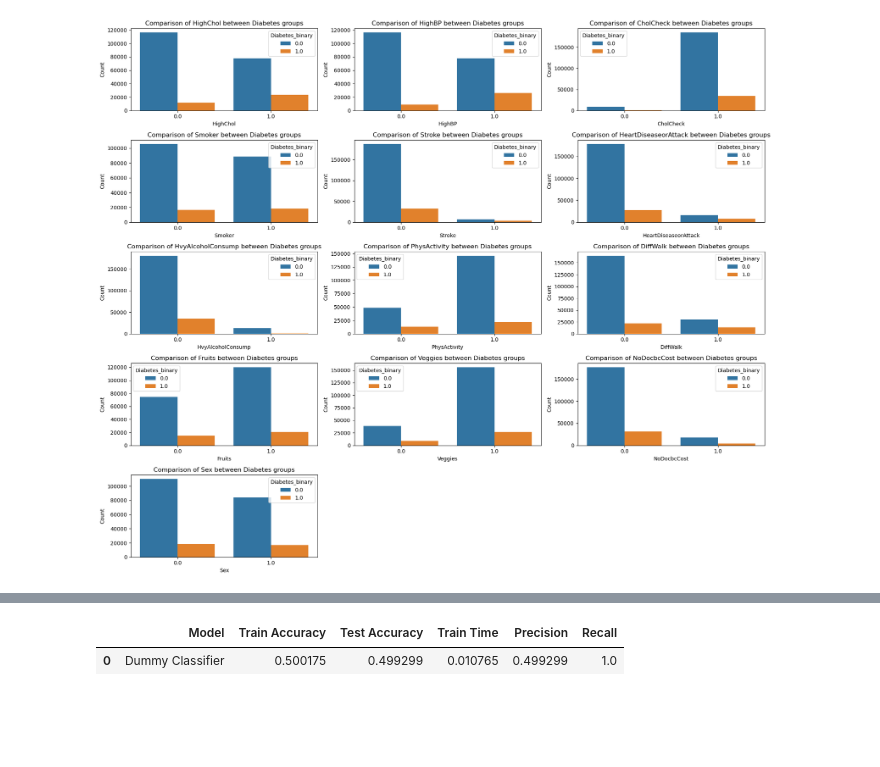
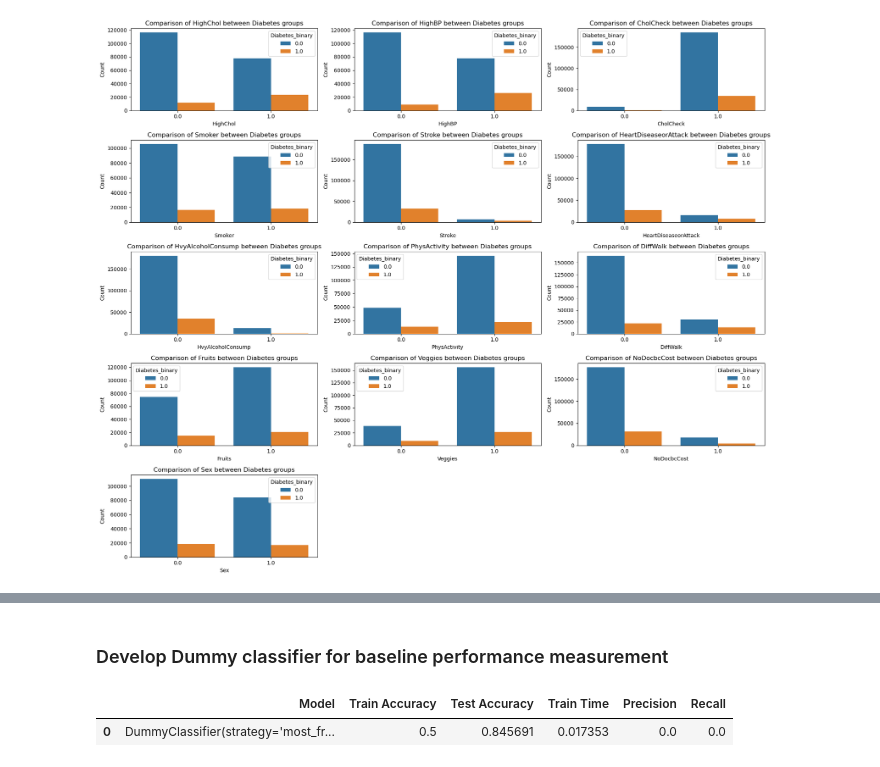
Before and after one commit to hegdesan-us/final_project, a Jupyter notebook: Final_Capstone.ipynb, the cells around one changed output, grey strips where cells are left out. Cells and saved outputs as stored; diff of their text form; code cells hidden in the pictures; blank space fills up the shorter version.

```diff
--- a/Final_Capstone.ipynb
+++ b/Final_Capstone.ipynb
@@ -393,6 +414,9 @@ plt.savefig('images/AgeGrp.png')
 plt.show()
 # %% [output]
 [figure]
+# %%
+#revert back to original data frame
+df = df_orig
 # %%
 #  visually compare data between no-diabetes and diabetics with columns HighChol', 'HighBP', 'Smoker', 'HvyAlcoholConsump', 'PhysActivity', 'DiffWalk' and plot them
 
@@ -468,0 +478,15 @@ Name: count, dtype: int64
+# %%
+# balance the train and test data set  and print the number if entries in test and train split by diabetes or not
+
+from imblearn.over_sampling import SMOTE
+
+# Apply SMOTE to balance the training data
+smote = SMOTE(random_state=42)
+X_train_resampled, y_train_resampled = smote.fit_resample(X_train, y_train)
+
+# Print the number of entries in each split by diabetes or not AFTER balancing
+print("\nBalanced Train Data:")
+print(y_train_resampled.value_counts())
+
+print("\nTest Data:")
+print(y_test.value_counts())
@@ -469,40 +555,33 @@ Name: count, dtype: int64
+# %% [markdown]
+### Develop Dummy classifier for baseline performance measurement
 # %%
 # develop code for dummy classifier on df_balanced dataframe and print model name, train accuracy, test accuracy, train time, precision, recall in a table format
 
 from sklearn.dummy import DummyClassifier
 from sklearn.metrics import precision_score, recall_score
 import time
 import pandas as pd
 
-# Assuming df_balanced is already defined as in the previous code
-X = df_balanced.drop('Diabetes_binary', axis=1)
-y = df_balanced['Diabetes_binary']
-X_train, X_test, y_train, y_test = train_test_split(X, y, test_size=0.2, random_state=42)
-
+results = []
 model = DummyClassifier(strategy="most_frequent") # Example using most_frequent strategy
 
 start_time = time.time()
-model.fit(X_train, y_train)
+model.fit(X_train_selected, y_train_resampled)
 end_time = time.time()
 
 train_time = end_time - start_time
-y_pred_train = model.predict(X_train)
-y_pred_test = model.predict(X_test)
+y_train_pred = model.predict(X_train_selected)
+y_test_pred = model.predict(X_test_selected)
 
-train_accuracy = accuracy_score(y_train, y_pred_train)
-test_accuracy = accuracy_score(y_test, y_pred_test)
+train_accuracy = accuracy_score(y_train_resampled, y_train_pred)
+test_accuracy = accuracy_score(y_test, y_test_pred)
+precision = precision_score(y_test, y_test_pred)
+recall = recall_score(y_test, y_test_pred)
 
-precision = precision_score(y_test, y_pred_test)
-recall = recall_score(y_test, y_pred_test)
+results.append([model, train_accuracy, test_accuracy, train_time, precision, recall])
 
-data = {'Model': ['Dummy Classifier'],
-        'Train Accuracy': [train_accuracy],
-        'Test Accuracy': [test_accuracy],
-        'Train Time': [train_time],
-        'Precision': [precision],
-        'Recall': [recall]}
-results_df = pd.DataFrame(data)
+results_df = pd.DataFrame(results, columns=["Model", "Train Accuracy", "Test Accuracy", "Train Time", "Precision", "Recall"])
 results_df
 # %% [output]
 |  | Model | Train Accuracy | Test Accuracy | Train Time | Precision | Recall |
-| 0 | Dummy Classifier | 0.500175 | 0.499299 | 0.010765 | 0.499299 | 1.0 |
+| 0 | DummyClassifier(strategy='most_fr... | 0.5 | 0.845691 | 0.017353 | 0.0 | 0.0 |
```
Also changed, not shown: parts of 20 cells of this notebook, 6 other files.
